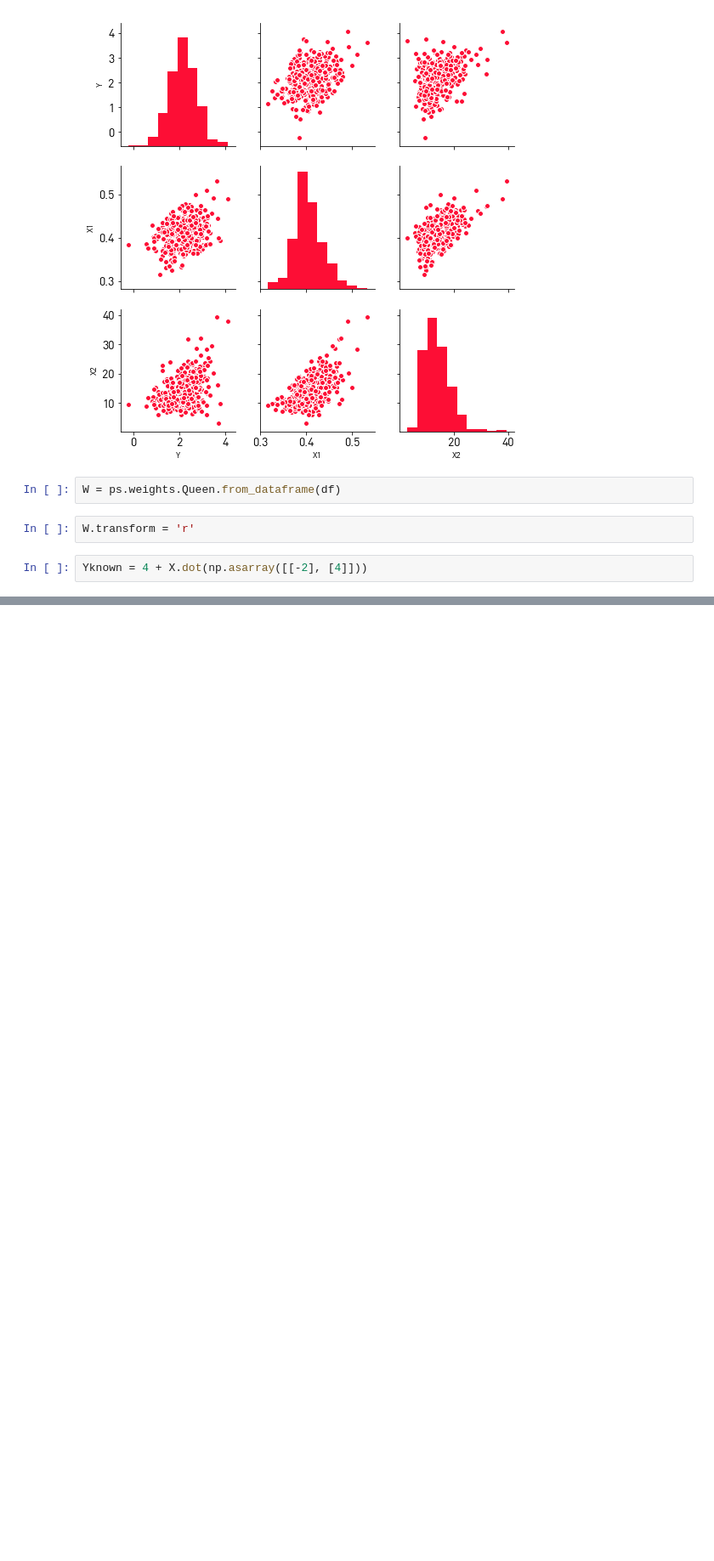
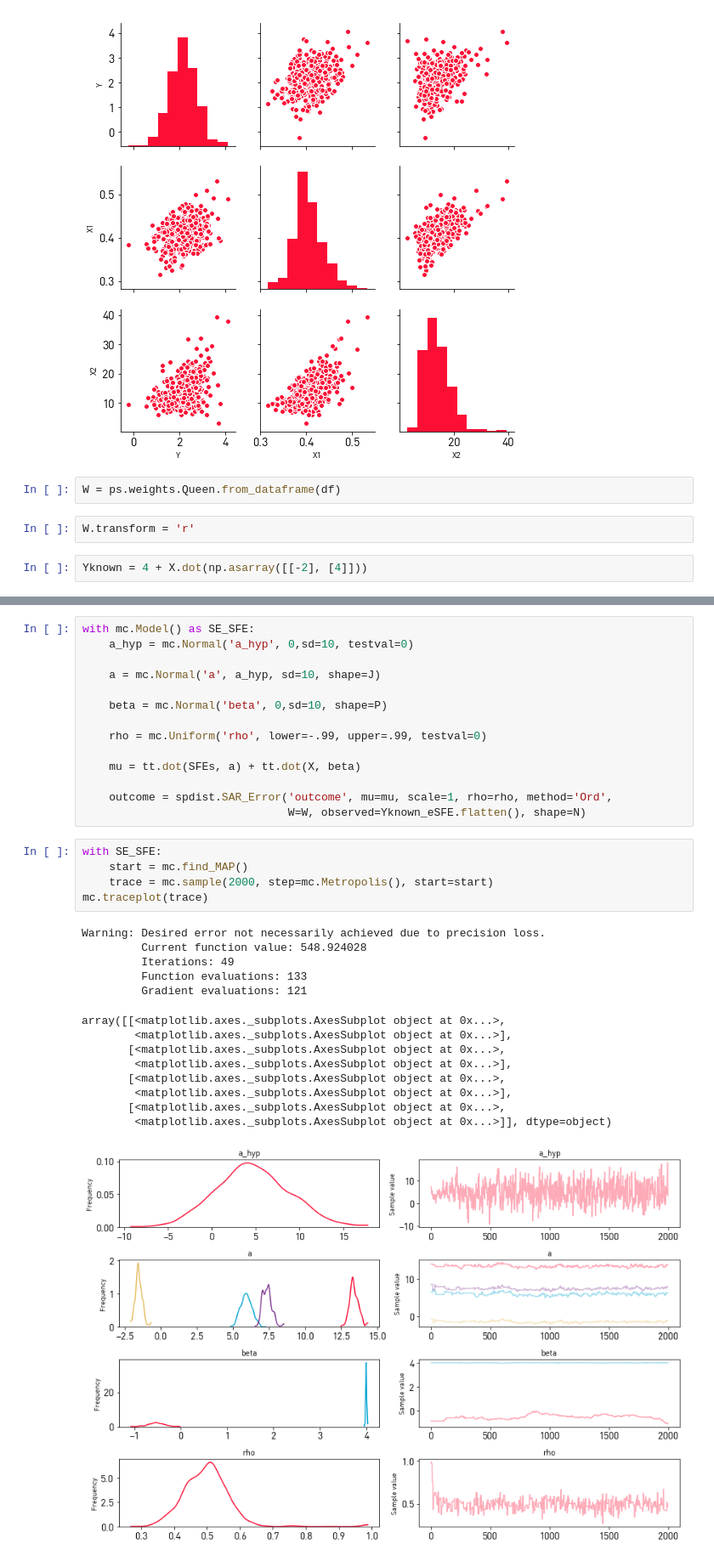
Before and after one commit to ljwolf/bayespatial, a Jupyter notebook: example_modelfit.ipynb, the cells around one changed output, grey strips where cells are left out. Shown at 85% size. Drawn from its saved outputs; the diff is of its cells as text; blank space fills up the shorter version.

```diff
--- a/example_modelfit.ipynb
+++ b/example_modelfit.ipynb
@@ -105,0 +117,34 @@ a:
+# %%
+with mc.Model() as SE_SFE:
+    a_hyp = mc.Normal('a_hyp', 0,sd=10, testval=0)
+
+    a = mc.Normal('a', a_hyp, sd=10, shape=J)
+
+    beta = mc.Normal('beta', 0,sd=10, shape=P)
+
+    rho = mc.Uniform('rho', lower=-.99, upper=.99, testval=0)
+
+    mu = tt.dot(SFEs, a) + tt.dot(X, beta)
+
+    outcome = spdist.SAR_Error('outcome', mu=mu, scale=1, rho=rho, method='Ord',
+                               W=W, observed=Yknown_eSFE.flatten(), shape=N)
+# %%
+with SE_SFE:
+    start = mc.find_MAP()
+    trace = mc.sample(2000, step=mc.Metropolis(), start=start)
+mc.traceplot(trace)
+# %% [output]
+Warning: Desired error not necessarily achieved due to precision loss.
+         Current function value: 548.924028
+         Iterations: 49
+         Function evaluations: 133
+         Gradient evaluations: 121
+array([[<matplotlib.axes._subplots.AxesSubplot object at 0x...>,
+        <matplotlib.axes._subplots.AxesSubplot object at 0x...>],
+       [<matplotlib.axes._subplots.AxesSubplot object at 0x...>,
+        <matplotlib.axes._subplots.AxesSubplot object at 0x...>],
+       [<matplotlib.axes._subplots.AxesSubplot object at 0x...>,
+        <matplotlib.axes._subplots.AxesSubplot object at 0x...>],
+       [<matplotlib.axes._subplots.AxesSubplot object at 0x...>,
+        <matplotlib.axes._subplots.AxesSubplot object at 0x...>]], dtype=object)
+[figure, added]
```
Also changed, not shown: parts of 11 cells of this notebook, 1 other file.
